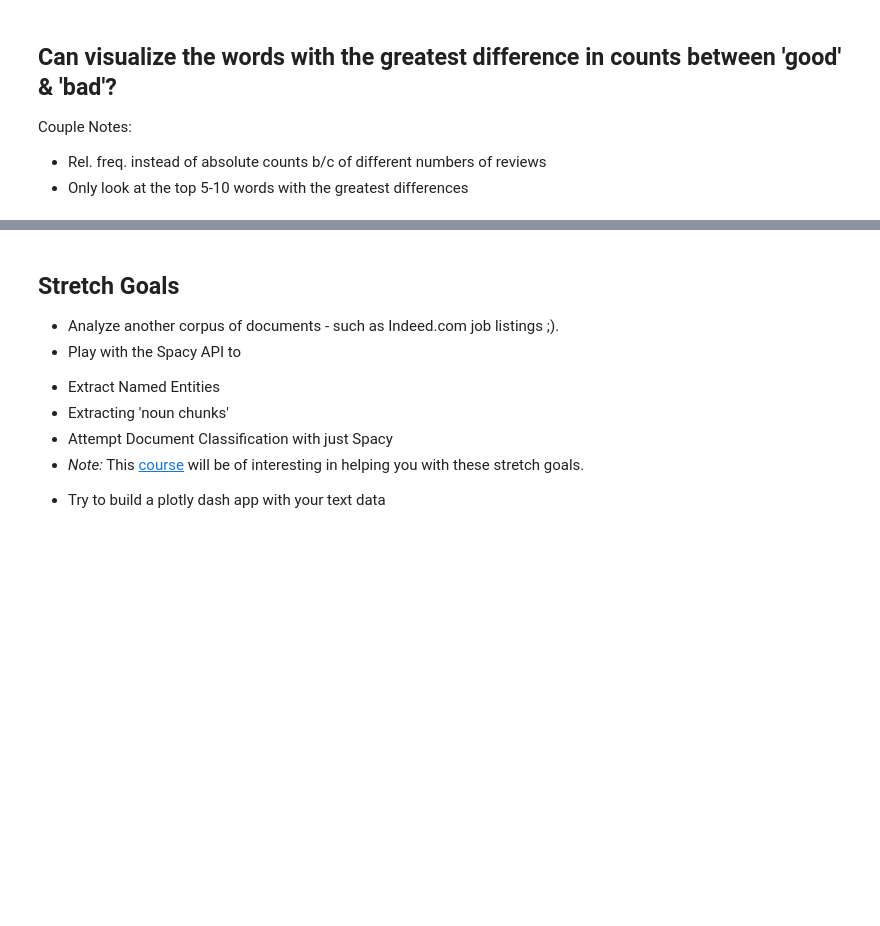
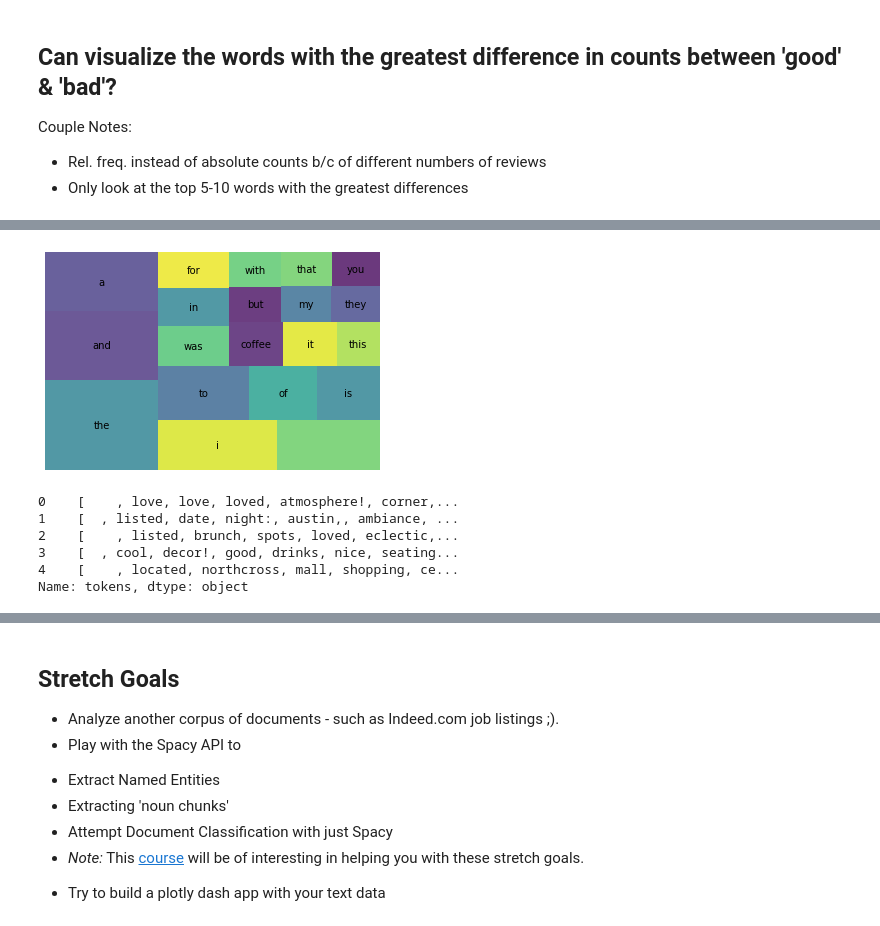
Before and after one commit to iesous-kurios/DS-Unit-4-Sprint-1-NLP, a Jupyter notebook: module1-text-data/LS_DS_411_Text_Data_Assignment.ipynb, the cells around one changed output, grey strips where cells are left out. Drawn from its saved outputs; the diff is of its cells as text; code cells hidden in the pictures; blank space fills up the shorter version.

```diff
--- a/module1-text-data/LS_DS_411_Text_Data_Assignment.ipynb
+++ b/module1-text-data/LS_DS_411_Text_Data_Assignment.ipynb
@@ -288,0 +289,19 @@ plt.show()
+# %%
+import spacy
+from spacy.tokenizer import Tokenizer
+
+nlp = spacy.load("en_core_web_lg")
+
+# Tokenizer
+tokenizer = Tokenizer(nlp.vocab)
+# %%
+# Tokenizer Pipe
+
+tokens = []
+
+""" Make them tokens """
+for doc in tokenizer.pipe(X['full_review_text'], batch_size=500):
+    doc_tokens = [token.text for token in doc]
+    tokens.append(doc_tokens)
+
+X['tokens'] = tokens
@@ -288,0 +317,2 @@ plt.show()
+# %%
+wc = count(X['tokens'])
@@ -288,0 +328,8 @@ plt.show()
+# %%
+wc_top20 = wc[wc['rank'] <= 20]
+
+squarify.plot(sizes=wc_top20['pct_total'], label=wc_top20['word'], alpha=.8 )
+plt.axis('off')
+plt.show()
+# %% [output]
+[figure, added]
@@ -288,0 +351,9 @@ plt.show()
+# %%
+X.tokens.head()
+# %% [output]
+0    [    , love, love, loved, atmosphere!, corner,...
+1    [  , listed, date, night:, austin,, ambiance, ...
+2    [    , listed, brunch, spots, loved, eclectic,...
+3    [  , cool, decor!, good, drinks, nice, seating...
+4    [    , located, northcross, mall, shopping, ce...
+Name: tokens, dtype: object
```
Also changed, not shown: parts of 32 cells of this notebook, 1 other file.
